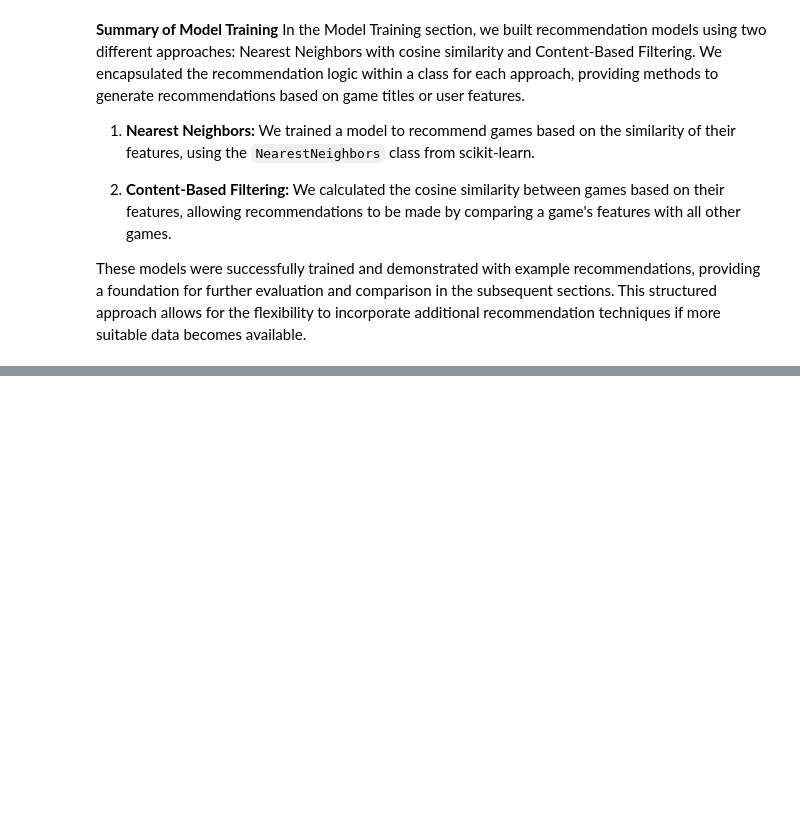
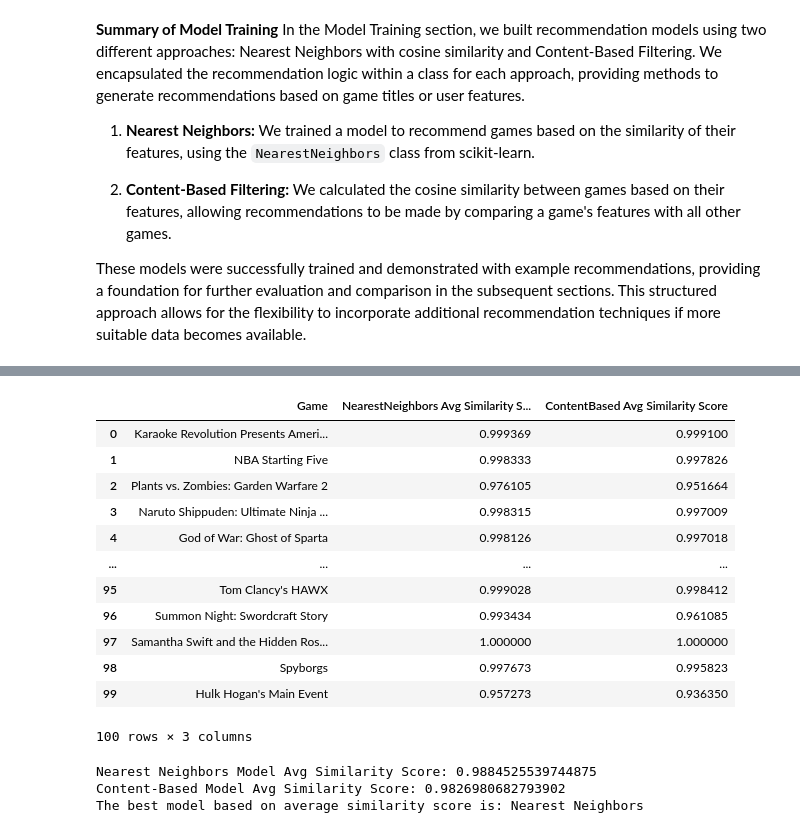
Before and after one commit to grainier/games-recommender-system, a Jupyter notebook: notebooks/games-recommender-system.ipynb, the cells around one changed output, grey strips where cells are left out. Saved outputs shown, nothing was run; the diff lists cells and outputs as text; code cells hidden in the pictures; blank space fills up the shorter version.

Commit message:
Add Model Evaluation

```diff
--- a/notebooks/games-recommender-system.ipynb
+++ b/notebooks/games-recommender-system.ipynb
@@ -596,0 +612,62 @@ These models were successfully trained and demonstrated with example recommendat
+# %%
+import random
+
+# Select 100 random game names
+selected_games = random.sample(list(final_df['Name'].unique()), 100)
+
+# Initialize the models
+recommender = VideoGameRecommender(scaled_features_with_names)
+content_recommender = ContentBasedRecommender(scaled_features_with_names)
+
+# Fit the models
+recommender.fit()
+content_recommender.fit()
+
+# Function to evaluate recommendations
+def evaluate_recommendations(selected_games, recommender, content_recommender, n_recommendations=5):
+    evaluation_results = []
+    for game in selected_games:
+        nn_recommendations = recommender.recommend_by_title(game, n_recommendations)
+        cb_recommendations = content_recommender.recommend_by_title(game, n_recommendations)
+
+        nn_avg_score = nn_recommendations['Similarity Score'].mean()
+        cb_avg_score = cb_recommendations['Similarity Score'].mean()
+
+        evaluation_results.append({
+            'Game': game,
+            'NearestNeighbors Avg Similarity Score': nn_avg_score,
+            'ContentBased Avg Similarity Score': cb_avg_score
+        })
+
+    return pd.DataFrame(evaluation_results)
+
+# Evaluate the models
+evaluation_df = evaluate_recommendations(selected_games, recommender, content_recommender)
+display(evaluation_df)
+
+# Determine the best model based on the average similarity score
+nn_mean_score = evaluation_df['NearestNeighbors Avg Similarity Score'].mean()
+cb_mean_score = evaluation_df['ContentBased Avg Similarity Score'].mean()
+
+print(f"Nearest Neighbors Model Avg Similarity Score: {nn_mean_score}")
+print(f"Content-Based Model Avg Similarity Score: {cb_mean_score}")
+
+best_model = 'Nearest Neighbors' if nn_mean_score > cb_mean_score else 'Content-Based'
+print(f"The best model based on average similarity score is: {best_model}")
+# %% [output]
+|  | Game | NearestNeighbors Avg Similarity S... | ContentBased Avg Similarity Score |
+| 0 | Karaoke Revolution Presents Ameri... | 0.999369 | 0.999100 |
+| 1 | NBA Starting Five | 0.998333 | 0.997826 |
+| 2 | Plants vs. Zombies: Garden Warfare 2 | 0.976105 | 0.951664 |
+| 3 | Naruto Shippuden: Ultimate Ninja ... | 0.998315 | 0.997009 |
+| 4 | God of War: Ghost of Sparta | 0.998126 | 0.997018 |
+| ... | ... | ... | ... |
+| 95 | Tom Clancy's HAWX | 0.999028 | 0.998412 |
+| 96 | Summon Night: Swordcraft Story | 0.993434 | 0.961085 |
+| 97 | Samantha Swift and the Hidden Ros... | 1.000000 | 1.000000 |
+| 98 | Spyborgs | 0.997673 | 0.995823 |
+| 99 | Hulk Hogan's Main Event | 0.957273 | 0.936350 |
+100 rows × 3 columns
+Nearest Neighbors Model Avg Similarity Score: 0.9884525539744875
+Content-Based Model Avg Similarity Score: 0.9826980682793902
+The best model based on average similarity score is: Nearest Neighbors
```
Also changed, not shown: parts of 2 cells of this notebook.
